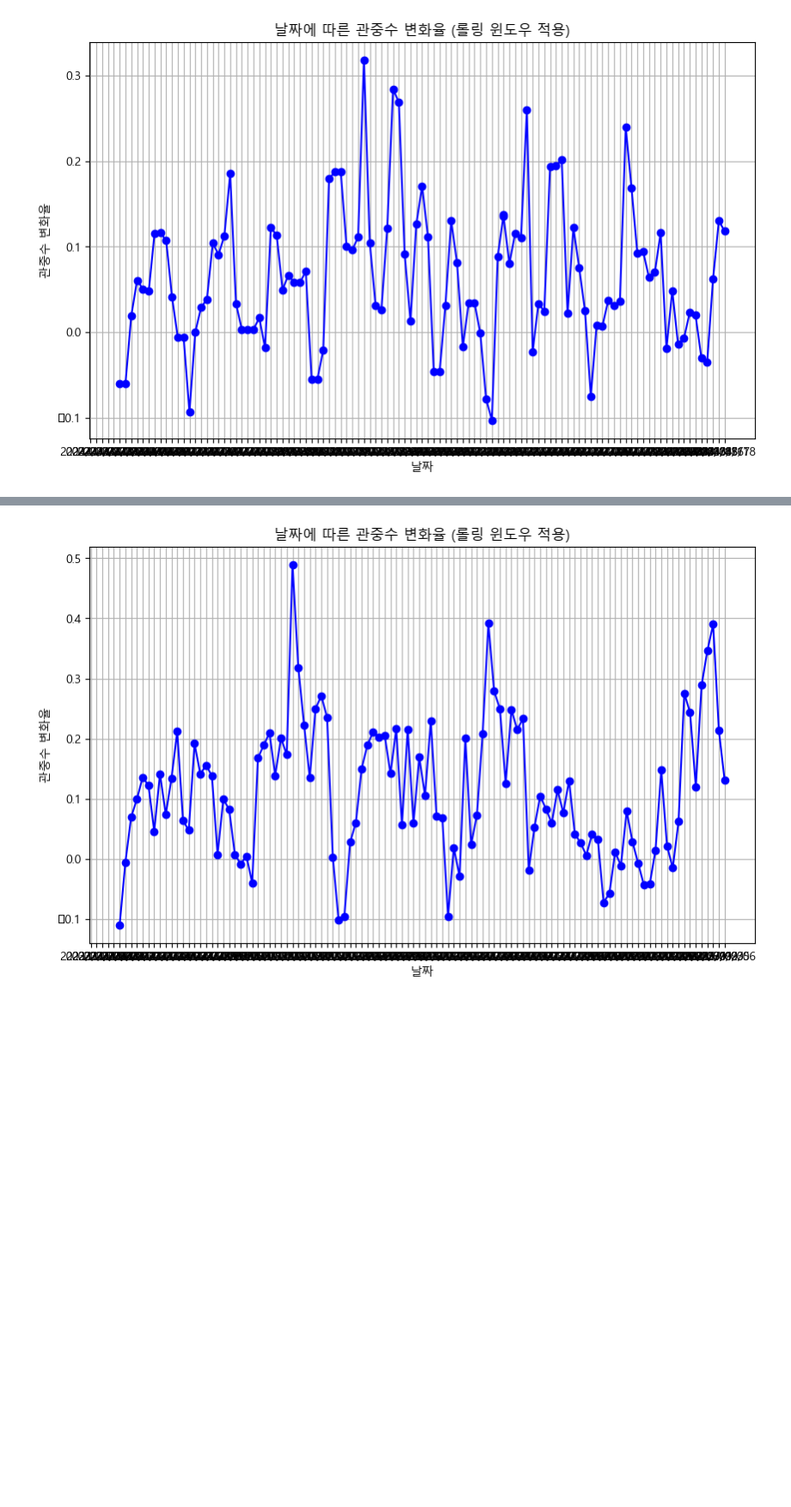
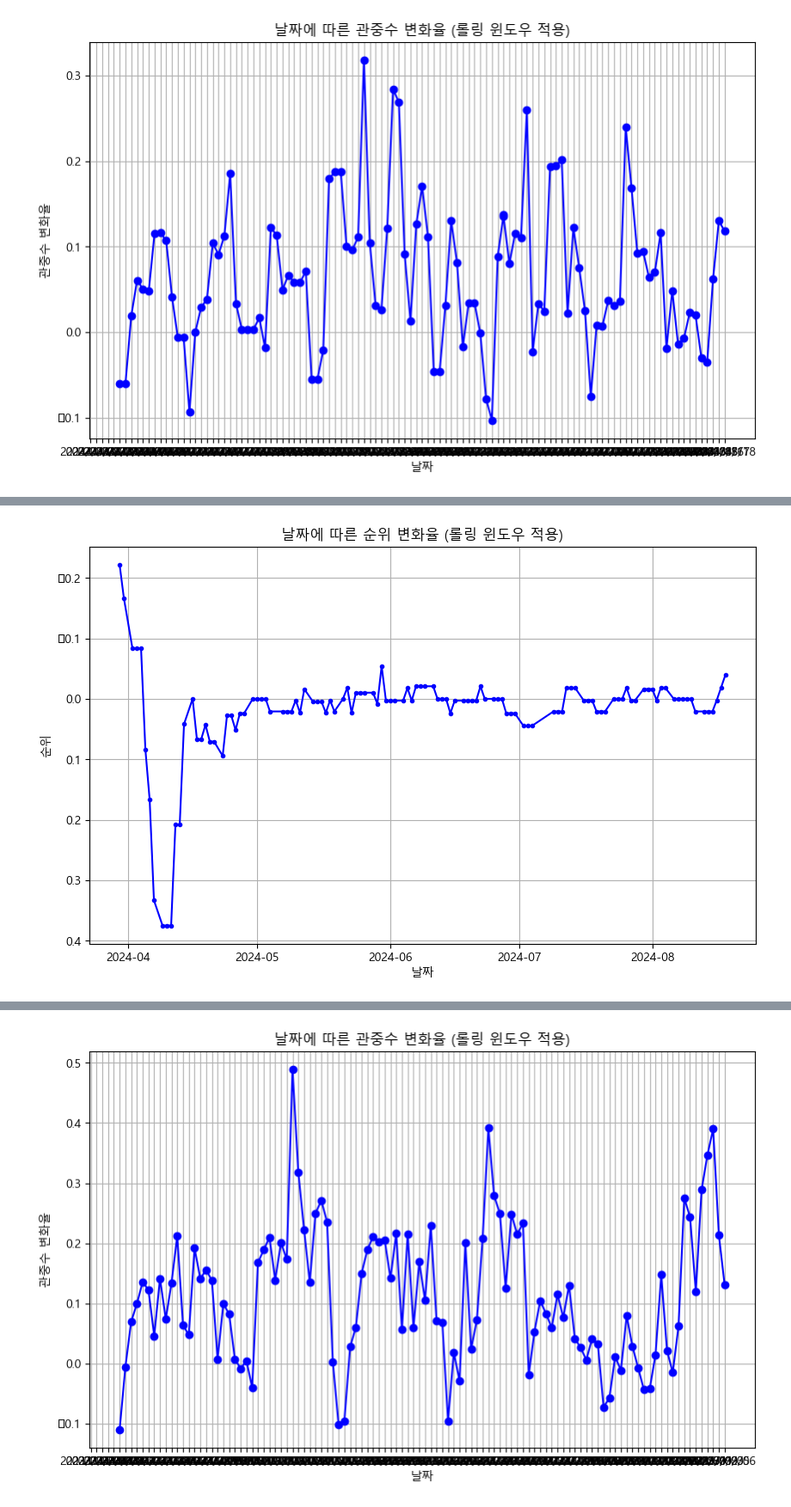
Before and after one commit to duddbs2002/team3, a Jupyter notebook: Youri/작년올해관중수비교.ipynb, the cells around one changed output, grey strips where cells are left out. Shown at 86% size. Cells and saved outputs as stored; diff of their text form; code cells hidden in the pictures; blank space fills up the shorter version.

```diff
--- a/Youri/작년올해관중수비교.ipynb
+++ b/Youri/작년올해관중수비교.ipynb
@@ -375,0 +422,7 @@ plt.show()
+# %%
+# 날짜 형식 변환
+data['일자'] = pd.to_datetime(data['일자'].str.replace('.', '/'), format='%Y/%m/%d')
+
+# 변환된 데이터 타입 확인
+print(data['일자'])
+print(data['일자'].dtype)
@@ -375,0 +443,6 @@ plt.show()
+# %%
+# "한화"가 포함된 행들만 필터링
+hdata = data[data['팀명'] == '한화'].copy()
+hdata_8 = hdata[(hdata['일자'] >= '2024-08-01') & (hdata['일자'] <= '2024-08-18')]
+# 결과 출력
+print(hdata_8)
@@ -375,0 +467,22 @@ plt.show()
+# %%
+hdata['변화율'] = hdata['순위'].pct_change()
+# %%
+hdata.set_index('일자', inplace=True)
+# %%
+# 롤링 윈도우 적용 (예: 7일 롤링 윈도우)
+hdata['롤링 변화율'] = hdata['변화율'].rolling(window=6).mean()
+
+# 시각화
+plt.figure(figsize=(10, 6))
+plt.plot(hdata.index, hdata['롤링 변화율'], marker='o', linestyle='-', color='b', markersize=3)
+plt.title('날짜에 따른 순위 변화율 (롤링 윈도우 적용)')
+plt.xlabel('날짜')
+plt.ylabel('순위')
+plt.grid(True)
+# Y축을 뒤집어 순위가 높은 쪽이 위로 오도록 설정
+plt.gca().invert_yaxis()
+
+plt.show()
+# 경고문 = 맑은 고딕에 '-'가 없어서 생긴 오류
+# %% [output]
+[figure, added]
```
Also changed, not shown: parts of 26 cells of this notebook, 1 other file.
